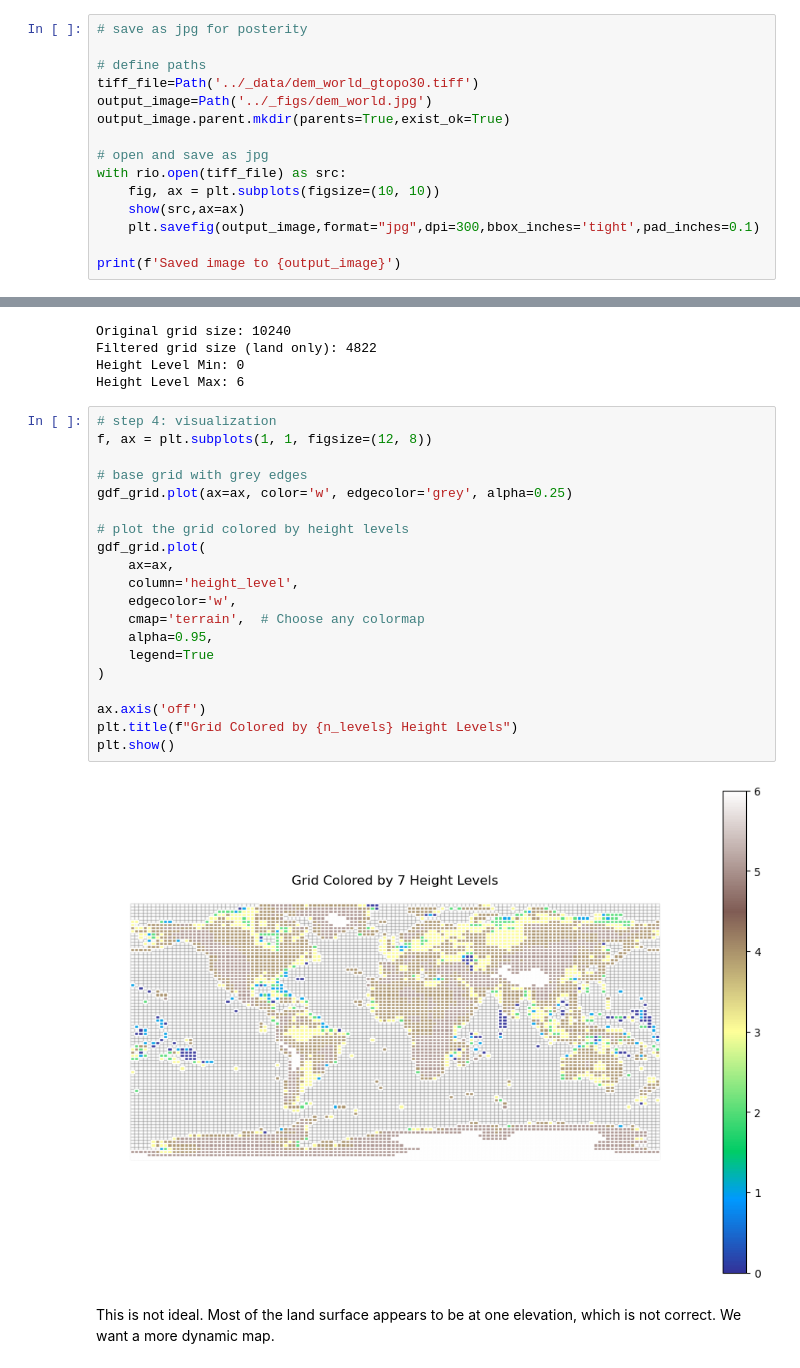
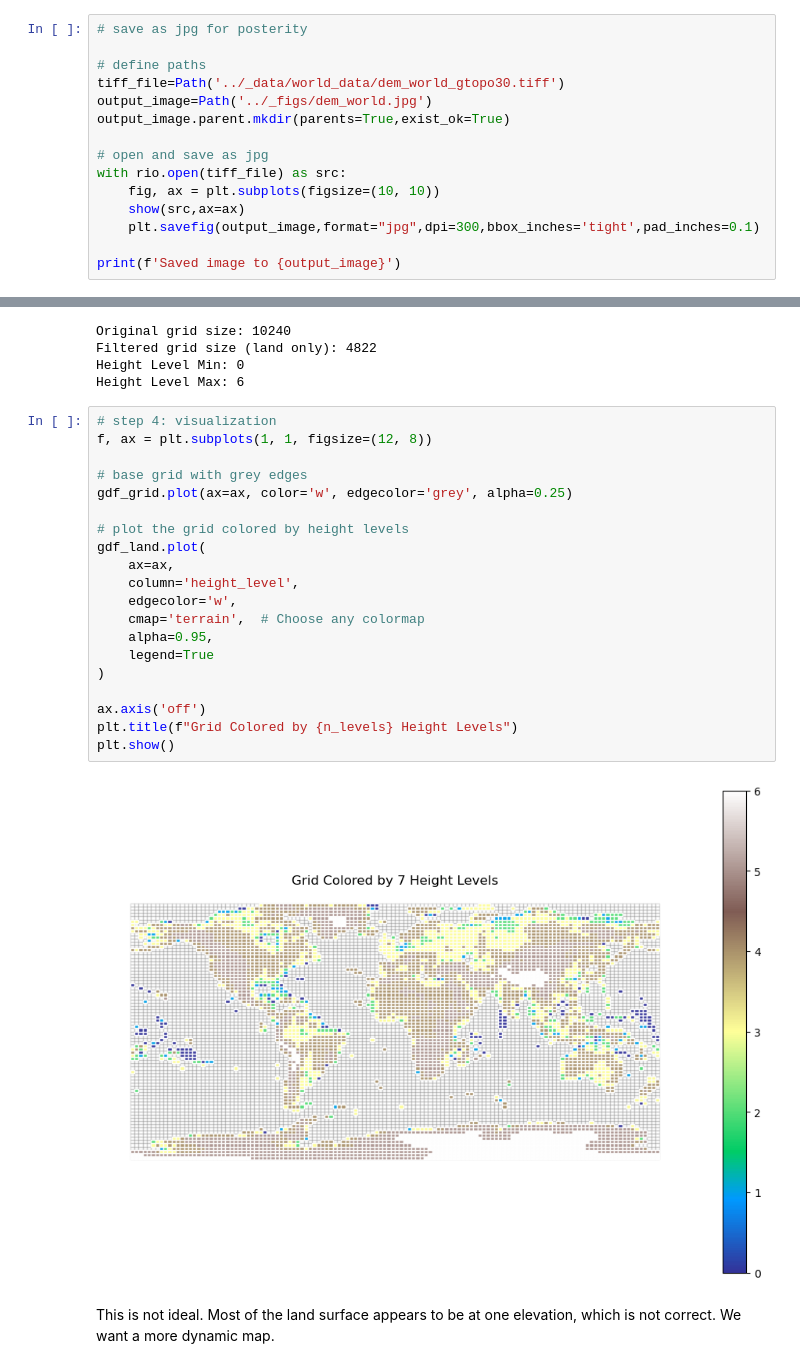
Before and after one commit to sralter/lego_world_map, a Jupyter notebook: lego_world_map.ipynb, the cells around one changed output, grey strips where cells are left out. Cells and saved outputs as stored; diff of their text form.

```diff
--- a/lego_world_map.ipynb
+++ b/lego_world_map.ipynb
@@ -161,7 +161,7 @@ show(img)
 # save as jpg for posterity
 
 # define paths
-tiff_file=Path('../_data/dem_world_gtopo30.tiff')
+tiff_file=Path('../_data/world_data/dem_world_gtopo30.tiff')
 output_image=Path('../_figs/dem_world.jpg')
 output_image.parent.mkdir(parents=True,exist_ok=True)
 
@@ -545,25 +553,25 @@ Height Level Max: 6
 # %%
 # step 4: visualization
 f, ax = plt.subplots(1, 1, figsize=(12, 8))
 
 # base grid with grey edges
 gdf_grid.plot(ax=ax, color='w', edgecolor='grey', alpha=0.25)
 
 # plot the grid colored by height levels
-gdf_grid.plot(
+gdf_land.plot(
     ax=ax,
     column='height_level',
     edgecolor='w',
     cmap='terrain',  # Choose any colormap
     alpha=0.95,
     legend=True
 )
 
 ax.axis('off')
 plt.title(f"Grid Colored by {n_levels} Height Levels")
 plt.show()
 # %% [output]
-[figure, old version]
+[figure, new version]
 # %% [markdown]
 This is not ideal. Most of the land surface appears to be at one elevation, which is not correct. We want a more dynamic map.
 # %% [markdown]
```
Also changed, not shown: parts of 20 cells of this notebook, 16 other files.
